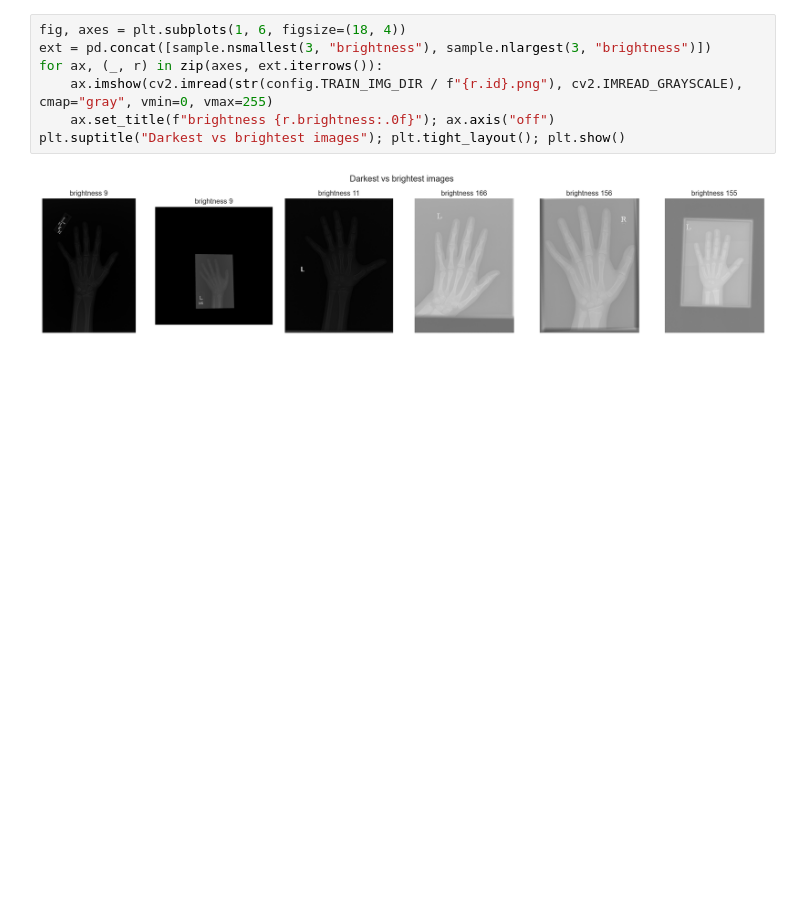
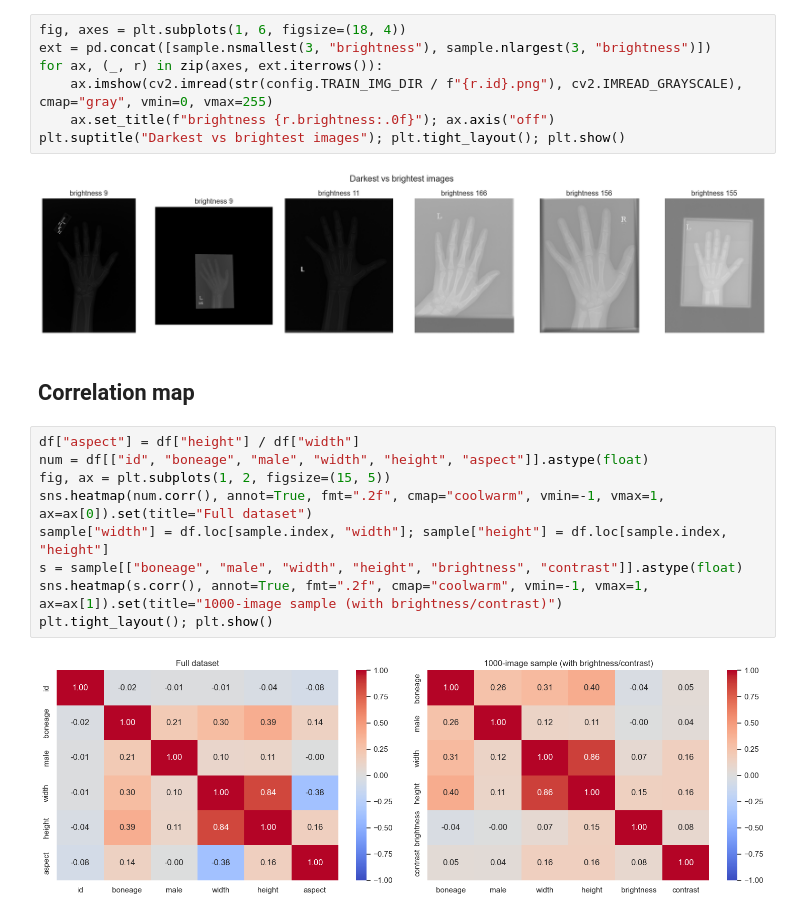
Before and after one commit to CavitDursun07/pediatric-bone-age-estimation, a Jupyter notebook: notebooks/01_eda.ipynb, the cells around one changed output. Cells and saved outputs as stored; diff of their text form; blank space fills up the shorter version.

Commit message:
fix: reduce dataloader workers on Windows; add EDA basic checks and correlation map
Co-Authored-By: Claude Opus 5.5 <noreply@anthropic.com>

```diff
--- a/notebooks/01_eda.ipynb
+++ b/notebooks/01_eda.ipynb
@@ -117,6 +168,19 @@ for ax, (_, r) in zip(axes, ext.iterrows()):
 plt.suptitle("Darkest vs brightest images"); plt.tight_layout(); plt.show()
 # %% [output]
 [figure]
+# %% [markdown]
+## Correlation map
+# %%
+df["aspect"] = df["height"] / df["width"]
+num = df[["id", "boneage", "male", "width", "height", "aspect"]].astype(float)
+fig, ax = plt.subplots(1, 2, figsize=(15, 5))
+sns.heatmap(num.corr(), annot=True, fmt=".2f", cmap="coolwarm", vmin=-1, vmax=1, ax=ax[0]).set(title="Full dataset")
+sample["width"] = df.loc[sample.index, "width"]; sample["height"] = df.loc[sample.index, "height"]
+s = sample[["boneage", "male", "width", "height", "brightness", "contrast"]].astype(float)
+sns.heatmap(s.corr(), annot=True, fmt=".2f", cmap="coolwarm", vmin=-1, vmax=1, ax=ax[1]).set(title="1000-image sample (with brightness/contrast)")
+plt.tight_layout(); plt.show()
+# %% [output]
+[figure, added]
 # %% [markdown]
 ## Bulgular (Findings)
 - **12.611 görüntü**, eksik değer yok. Kemik yaşı 1–228 ay, ortalama **127 ay (~10.6 yaş)**, std **41 ay**. Dağılım sola çarpık: 5 yaş altı örnek az.
```
Also changed, not shown: parts of 6 cells of this notebook, 2 other files.
